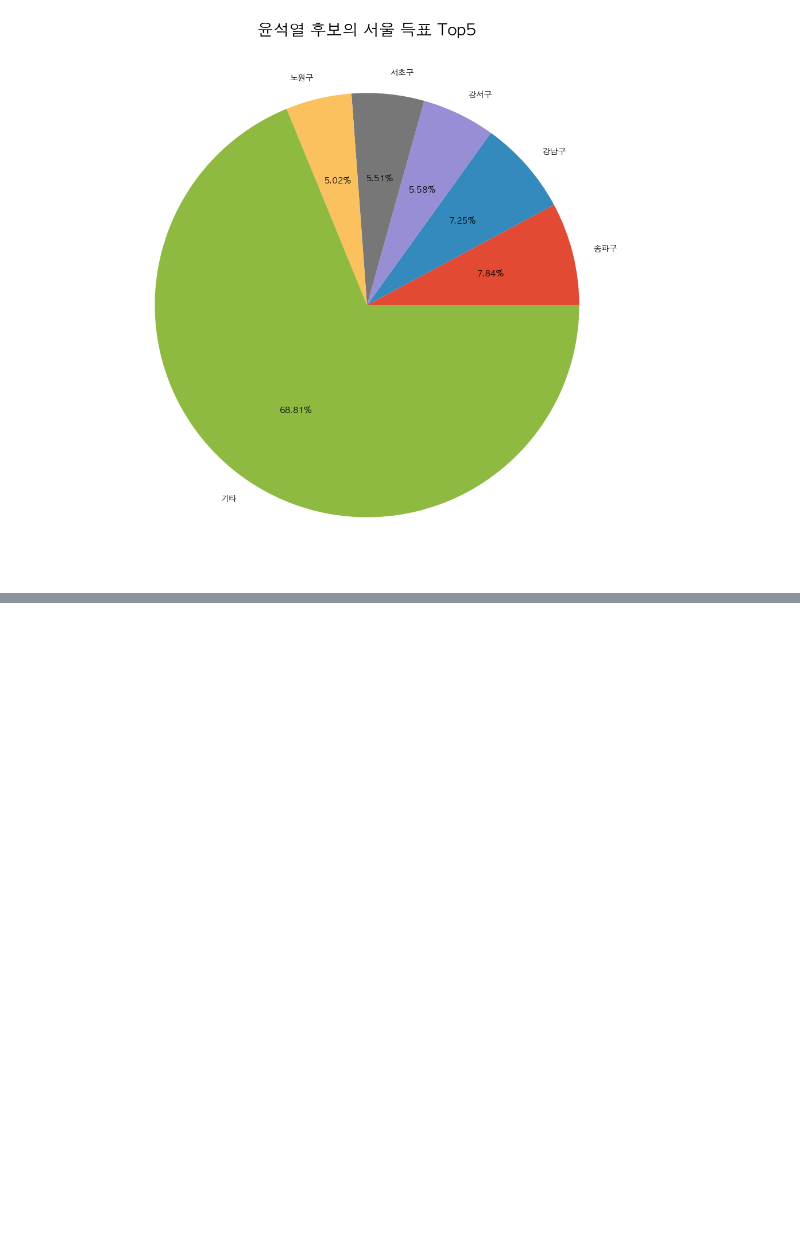
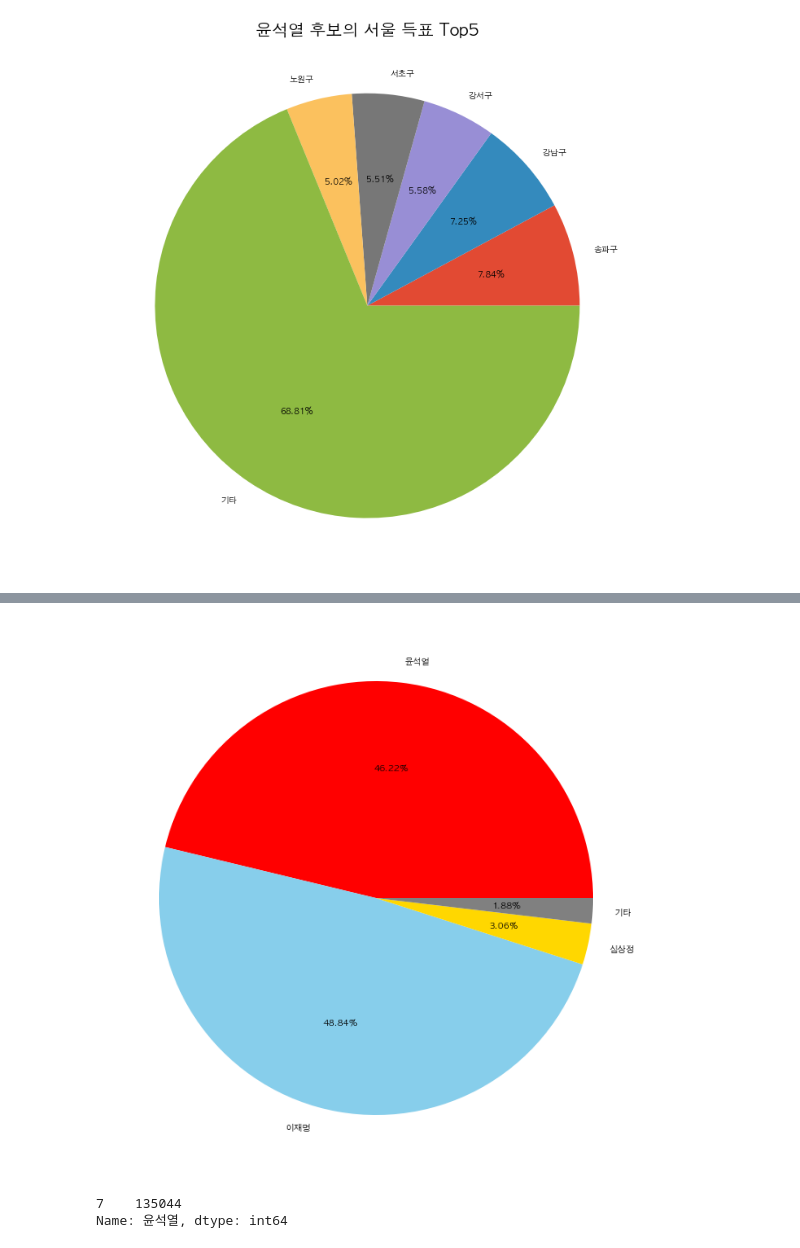
Before and after one commit to bjKim2/python_tj, a Jupyter notebook: 3.DataAnalysis/Note/12.대선자료시각화.ipynb, the cells around one changed output, grey strips where cells are left out. Cells and saved outputs as stored; diff of their text form; code cells hidden in the pictures; blank space fills up the shorter version.

```diff
--- a/3.DataAnalysis/Note/12.대선자료시각화.ipynb
+++ b/3.DataAnalysis/Note/12.대선자료시각화.ipynb
@@ -292,0 +365,3 @@ plt.show()
+# %%
+pob_윤석열 = election[election['시군구'] == '성북구']
+pob_윤석열
@@ -292,0 +371,5 @@ plt.show()
+# %%
+pob_윤석열_data = \
+    pd.Series([int(pob_윤석열['윤석열']),int(pob_윤석열['이재명']),int(pob_윤석열['심상정'])]).\
+        append(pob_윤석열['투표수'] - pob_윤석열['electionSum']).reset_index(drop = True)
+pob_윤석열_data
@@ -292,0 +382,3 @@ plt.show()
+# %%
+pob_윤석열_data.index = ['윤석열','이재명','심상정','기타']
+pob_윤석열_data
@@ -292,0 +399,15 @@ plt.show()
+# %%
+plt.pie(
+    pob_윤석열_data,
+    labels = pob_윤석열_data.index,
+    colors = ['r','#87CEEB','gold','gray'],
+    autopct= '%.2f%%'
+)
+plt.show()
+# %% [output]
+[figure, added]
+# %%
+pob_윤석열['윤석열']
+# %% [output]
+7    135044
+Name: 윤석열, dtype: int64
```
Also changed, not shown: parts of 37 cells of this notebook, 6 other files.
